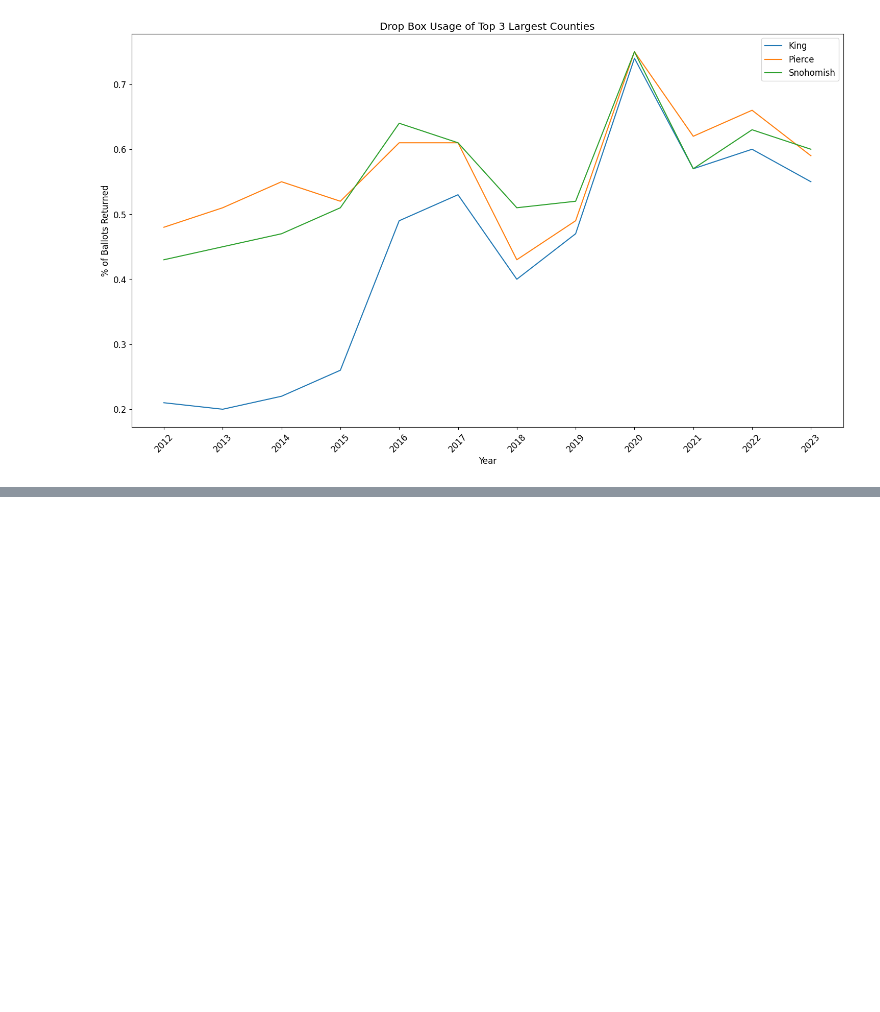
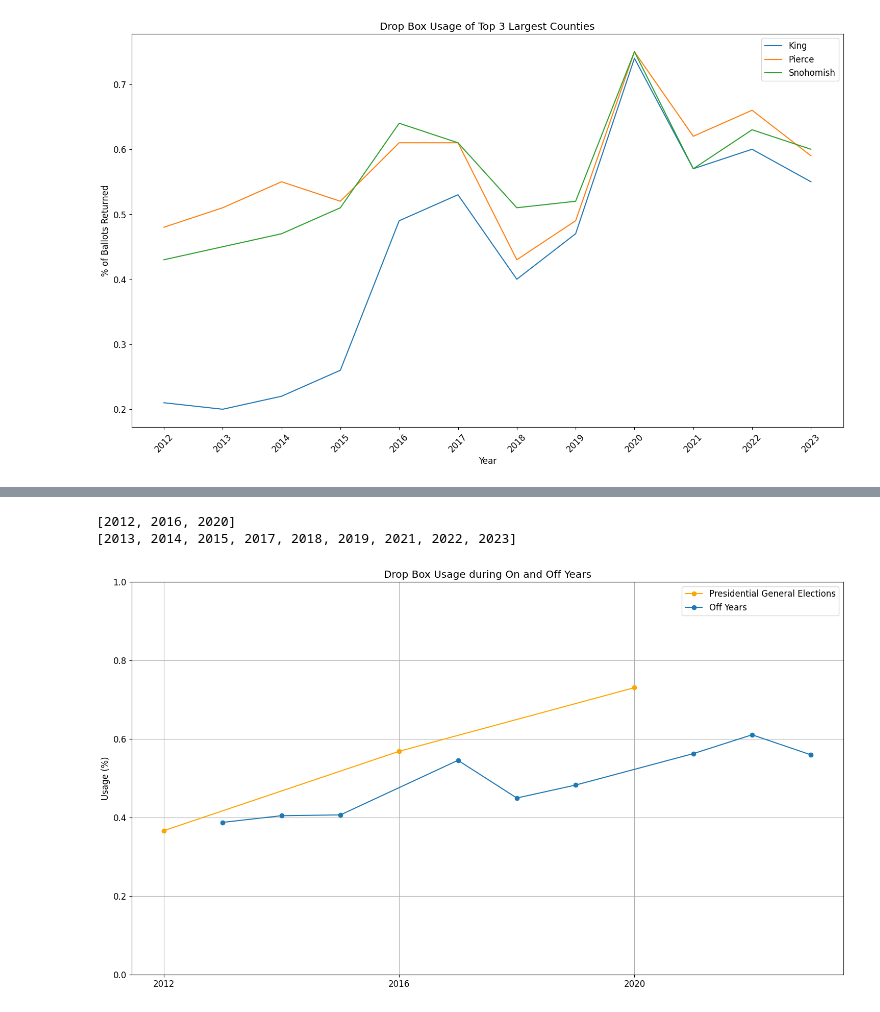
Before and after one commit to abeyp/mail_in_ballot_WA, a Jupyter notebook: drop_box_usage.ipynb, the cells around one changed output, grey strips where cells are left out. Drawn from its saved outputs; the diff is of its cells as text; code cells hidden in the pictures; blank space fills up the shorter version.

```diff
--- a/drop_box_usage.ipynb
+++ b/drop_box_usage.ipynb
@@ -279,0 +361,46 @@ plt.show()
+# %%
+#create on_years and off year variables
+
+on_years = []
+off_years = []
+for x in y_years:
+    if x % 4 == 0:
+        on_years.append(x)
+    else:
+        off_years.append(x)
+
+on_years.sort()
+off_years.sort()
+
+print(on_years)
+print(off_years)
+# %% [output]
+[2012, 2016, 2020]
+[2013, 2014, 2015, 2017, 2018, 2019, 2021, 2022, 2023]
+# %%
+on_years_df = statewide_df.loc[statewide_df['year'].isin(on_years)]
+off_year_df = statewide_df.loc[statewide_df['year'].isin(off_years)]
+# %%
+#On Years
+plt.plot(on_years_df['year'], on_years_df['percentage'],
+         label='Presidential General Elections',color = 'orange', marker = 'o')
+
+#Off Years
+plt.plot(off_year_df['year'], off_year_df['percentage'],
+         label='Off Years',color='#1f77b4', marker = 'o')
+
+
+plt.title('Drop Box Usage during On and Off Years')
+plt.ylabel('Usage (%)')
+
+plt.ylim([0,1])
+plt.xticks(on_years)
+
+# vals = ax.get_yticks()
+# ax.set_yticklabels(['{:,.2%}'.format(x) for x in vals])
+
+plt.grid()
+plt.legend()
+plt.show()
+# %% [output]
+[figure, added]
```
Also changed, not shown: parts of 13 cells of this notebook, 2 other files.
